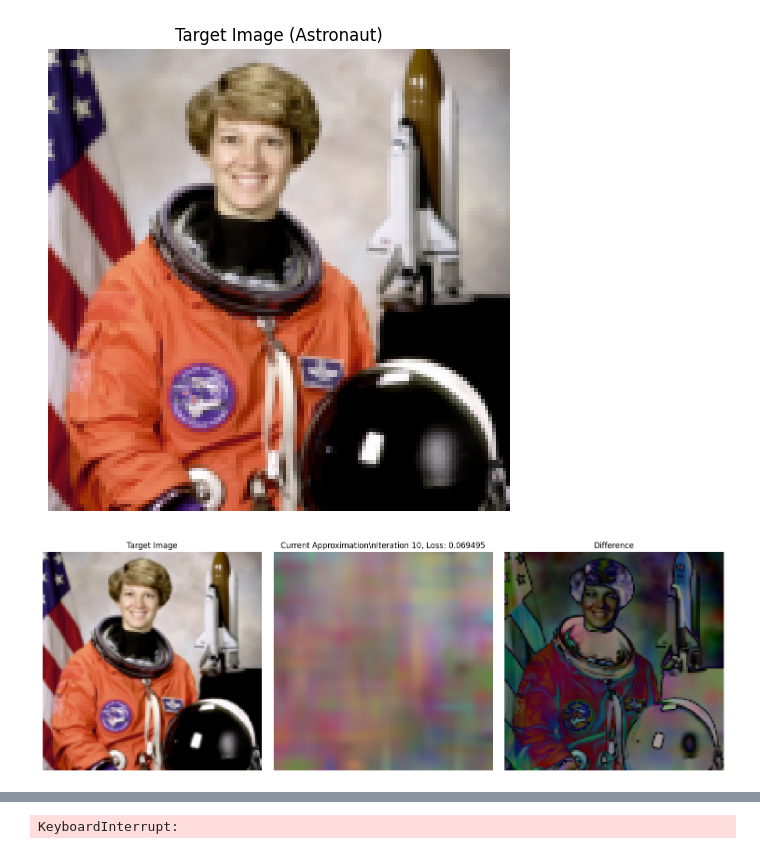
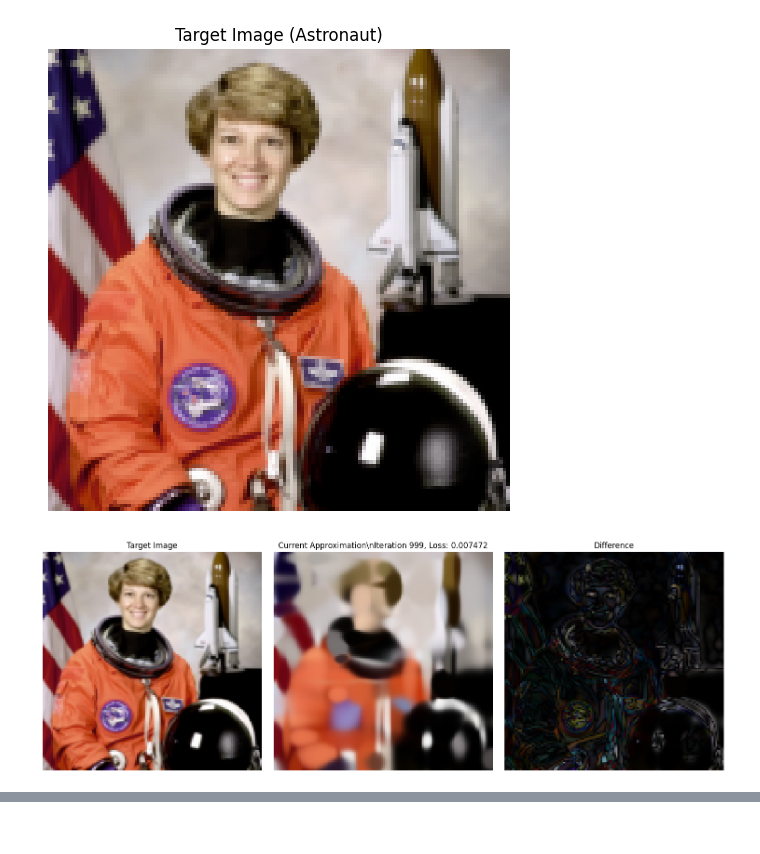
Before and after one commit to Ommos92/Fast-2GS, a Jupyter notebook: 2d_gaussian_splat.ipynb, the cells around one changed output, grey strips where cells are left out. Cells and saved outputs as stored; diff of their text form; code cells hidden in the pictures.

```diff
--- a/2d_gaussian_splat.ipynb
+++ b/2d_gaussian_splat.ipynb
@@ -9,8 +9,28 @@ from IPython.display import clear_output
 import time
 # %%
 class Gaussian2D(nn.Module):
-    """Corrected 2D Gaussian implementation."""
+    """
+    A simple 2D Gaussian module for splatting in images.
 
+    This class represents a single 2D Gaussian "splat" with position, scale, color, and opacity.
+    It provides an `evaluate` method to compute the value of the Gaussian at given coordinates.
+
+    Args:
+        position (tuple or list): (x, y) center position of the Gaussian.
+        scale (tuple or list): (scale_x, scale_y) standard deviations along x and y.
+        color (tuple or list): RGB color values in the range [0, 1].
+        opacity (float, optional): Alpha value in the range [0, 1]. Default is 1.0.
+        device (str or torch.device, optional): Device to store tensors on. Default is 'cpu'.
+
+    Methods:
+        evaluate(coords):
+            Computes the value of the 2D Gaussian at the specified coordinates.
+
+    Example:
+        >>> g = Gaussian2D(position=(64, 64), scale=(10, 10), color=(1, 0, 0), opacity=0.8)
+        >>> coords = torch.stack(torch.meshgrid(torch.arange(128), torch.arange(128), indexing='ij'), -1).view(-1, 2)
+        >>> values = g.evaluate(coords)
+    """
     def __init__(self, position, scale, color, opacity=1.0, device='cpu'):
         """
         Initialize a 2D Gaussian.
@@ -304,33 +324,33 @@ def optimize_gaussians_to_target(target_image, num_gaussians=200, num_iterations
 
             # Current approximation
             axes[1].imshow(np.clip(rendered_np, 0, 1))
             axes[1].set_title(f"Current Approximation\\nIteration {iteration}, Loss: {loss.item():.6f}")
             axes[1].axis('off')
 
             # Difference
             diff = np.abs(target_np - rendered_np)
             axes[2].imshow(diff)
             axes[2].set_title("Difference")
             axes[2].axis('off')
 
             plt.tight_layout()
             plt.show()
 
             print(f"Iteration {iteration}/{num_iterations}, Loss: {loss.item():.6f}")
 
     return gaussians
 
 # Run optimization
 print("Starting optimization...")
 print("This will show the reconstruction progress in real-time!")
 print("=" * 50)
 
 optimized_gaussians = optimize_gaussians_to_target(
     target,
-    num_gaussians=1000,
-    num_iterations=5000,
+    num_gaussians=250,
+    num_iterations=1000,
     lr=0.01,
     device=device
 )
 # %% [output]
-[figure, old version]
+[figure, new version]
@@ -338 +357,0 @@ Iteration 10/5000, Loss: 0.069495
-KeyboardInterrupt:
```
Also changed, not shown: parts of 6 cells of this notebook, 3 other files.
